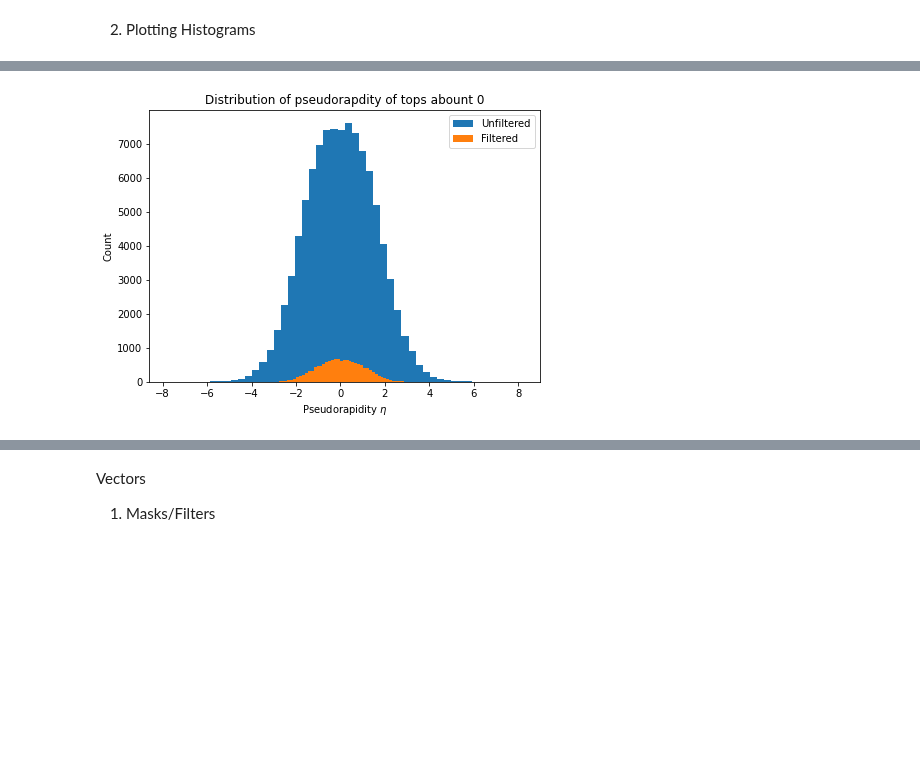
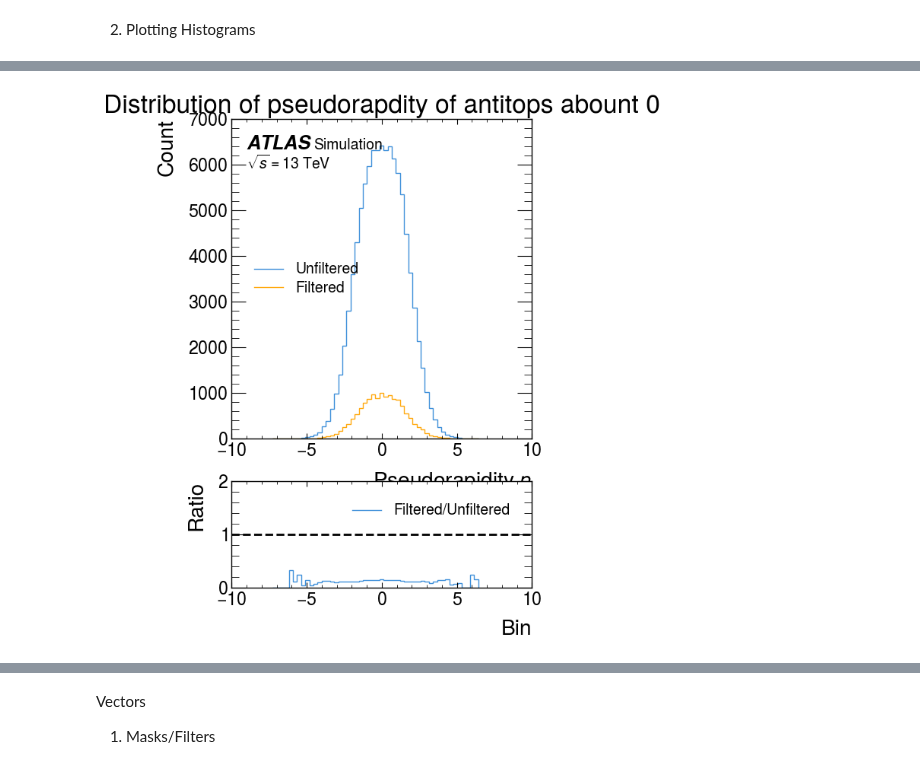
Before and after one commit to archiebrooks02/MPHYS-4Top, a Jupyter notebook: week_1.ipynb, the cells around one changed output, grey strips where cells are left out. Saved outputs shown, nothing was run; the diff lists cells and outputs as text; code cells hidden in the pictures; blank space fills up the shorter version.

```diff
--- a/week_1.ipynb
+++ b/week_1.ipynb
@@ -76,11 +80,10 @@ plt.show()
-# %%
-plt.figure(figsize=(7,5))
-plt.hist(split_top_eta, bins=50, label = 'Unfiltered')
-plt.hist(split_filtered_top_eta, bins=50, label = 'Filtered')
-plt.title("Distribution of pseudorapdity of tops abount 0")
-plt.xlabel(r"Pseudorapidity $\eta$")
-plt.ylabel("Count")
-plt.legend()
-plt.show()
-# %% [output]
-[figure, removed]
+# %%
+fig, ax = plt.subplots(nrows = 2, ncols = 1, gridspec_kw={'height_ratios': [3, 1]}, figsize=(5,8))
+histogram([split_antitop_eta,split_filtered_antitop_eta], 50, ['Unfiltered', 'Filtered'], ax[0], ratio=True, ratio_axes=ax[1])
+ax[0].set_title("Distribution of pseudorapdity of antitops abount 0")
+ax[0].set_xlabel(r"Pseudorapidity $\eta$")
+ax[0].set_ylabel("Count")
+ax[0].legend()
+plt.show()
+# %% [output]
+[figure, added]
```
Also changed, not shown: parts of 14 cells of this notebook.
